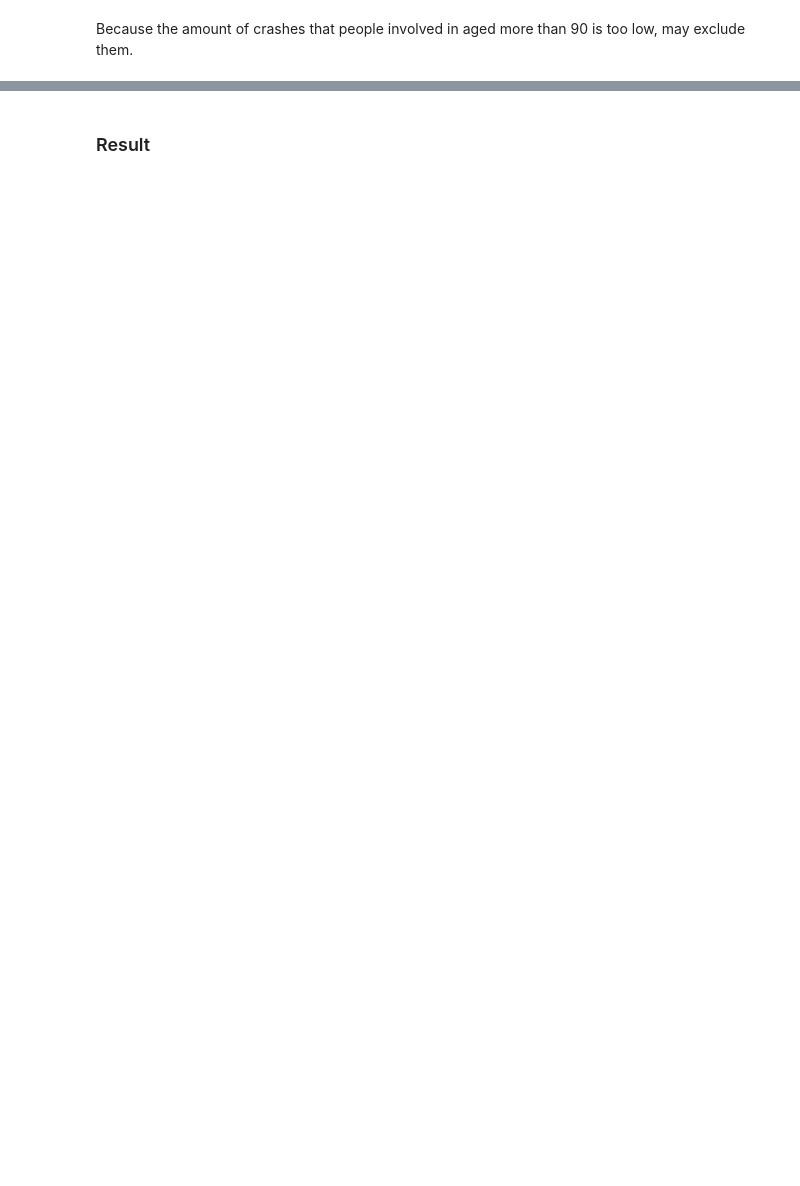
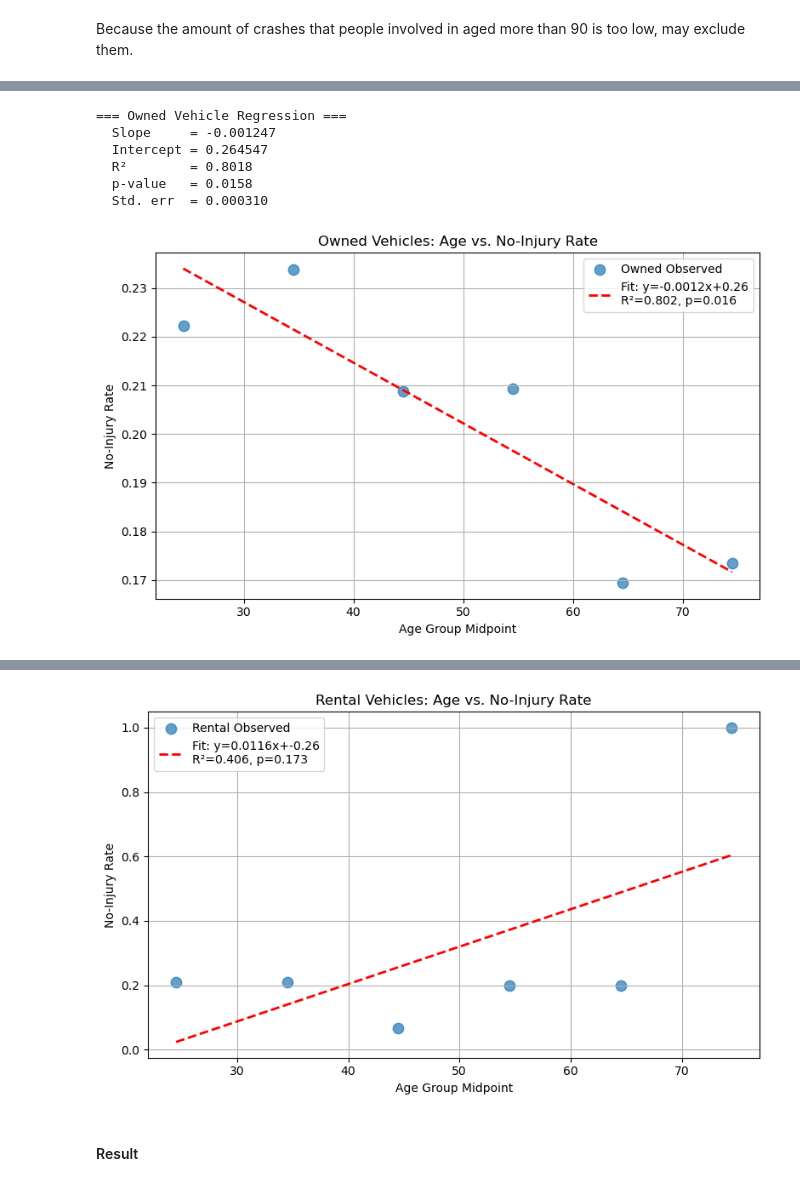
Before and after one commit to kelseyyiting/2025SpringFinalPrj, a Jupyter notebook: finalprj.ipynb, the cells around one changed output, grey strips where cells are left out. Saved outputs shown, nothing was run; the diff lists cells and outputs as text; code cells hidden in the pictures; blank space fills up the shorter version.

```diff
--- a/finalprj.ipynb
+++ b/finalprj.ipynb
@@ -529,3 +502,0 @@ df.head()
-# %%
-grouped = df.groupby('AgeGroup')['NoInjury'].agg(['mean','count']).reset_index()
-grouped.rename(columns={'mean':'NoInjuryRate','count':'TotalCrashes'}, inplace=True)
@@ -548,6 +502,0 @@ from scipy.stats import stats
-# %%
-grouped['AgeMid']=grouped['AgeGroup'].apply(lambda x : np.mean([int(i) for i in x.split('-')]))
-# %%
-slope, intercept, r_value, p_value, std_err = stats.linregress(
-    grouped['AgeMid'],
-    grouped['NoInjuryRate'])
@@ -573,0 +508,68 @@ plt.show()
+# %%
+AGE_MIN, AGE_MAX = 20, 89
+bins   = list(range(AGE_MIN, AGE_MAX + 1, 10))
+labels = [f'{i}-{i+9}' for i in bins[:-1]]
+# %%
+for name, df in [('Owned', df_owned), ('Rental', df_rental)]:
+    df_young = df[df['AGE'].between(AGE_MIN, AGE_MAX, inclusive='both')].copy()
+    df_young['NoInjury'] = (df_young['CRASH_TYPE'] == 'NO INJURY / DRIVE AWAY').astype(int)
+
+    df_young['AgeGroup'] = pd.cut(
+        df_young['AGE'], bins=bins, labels=labels, right=False
+    )
+
+    grouped = (
+        df_young
+        .groupby('AgeGroup')['NoInjury']
+        .agg(['mean','count'])
+        .reset_index()
+        .rename(columns={'mean':'NoInjuryRate','count':'TotalCrashes'})
+    )
+
+    grouped['AgeMid'] = grouped['AgeGroup'].apply(
+        lambda x: np.mean([int(i) for i in x.split('-')])
+    )
+
+    slope, intercept, r_value, p_value, std_err = linregress(
+        grouped['AgeMid'],
+        grouped['NoInjuryRate']
+    )
+
+    print(f"\n=== {name} Vehicle Regression ===")
+    print(f"  Slope     = {slope:.6f}")
+    print(f"  Intercept = {intercept:.6f}")
+    print(f"  R²        = {r_value**2:.4f}")
+    print(f"  p-value   = {p_value:.4f}")
+    print(f"  Std. err  = {std_err:.6f}")
+
+    # 7. 可视化散点与回归线
+    plt.figure(figsize=(8, 5))
+    plt.scatter(
+        grouped['AgeMid'],
+        grouped['NoInjuryRate'],
+        s=80,
+        alpha=0.7,
+        label=f'{name} Observed'
+    )
+    x_vals = np.array([grouped['AgeMid'].min(), grouped['AgeMid'].max()])
+    y_vals = intercept + slope * x_vals
+    plt.plot(
+        x_vals, y_vals, 'r--', linewidth=2,
+        label=f'Fit: y={slope:.4f}x+{intercept:.2f}\n'
+              f'R²={r_value**2:.3f}, p={p_value:.3f}'
+    )
+    plt.xlabel('Age Group Midpoint')
+    plt.ylabel('No-Injury Rate')
+    plt.title(f'{name} Vehicles: Age vs. No-Injury Rate')
+    plt.legend()
+    plt.grid(True)
+    plt.tight_layout()
+    plt.show()
+# %% [output]
+=== Owned Vehicle Regression ===
+  Slope     = -0.001247
+  Intercept = 0.264547
+  R²        = 0.8018
+  p-value   = 0.0158
+  Std. err  = 0.000310
+[figure, added]
@@ -574,3 +582,4 @@ plt.show()
+[figure, added]
 # %% [markdown]
-### Result
+#### Result
 # %% [markdown]
```
Also changed, not shown: parts of 24 cells of this notebook.
